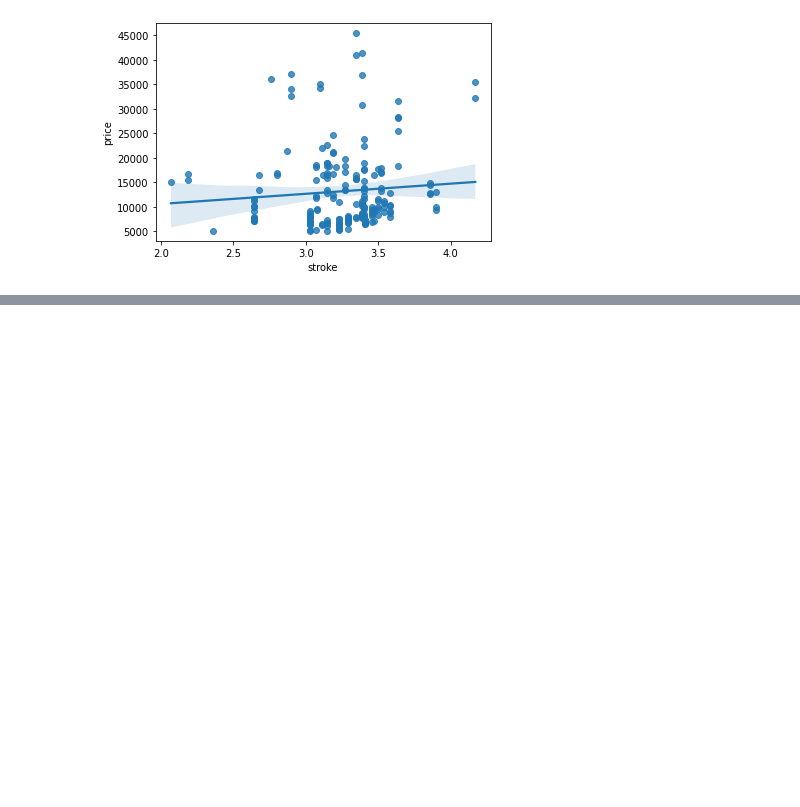
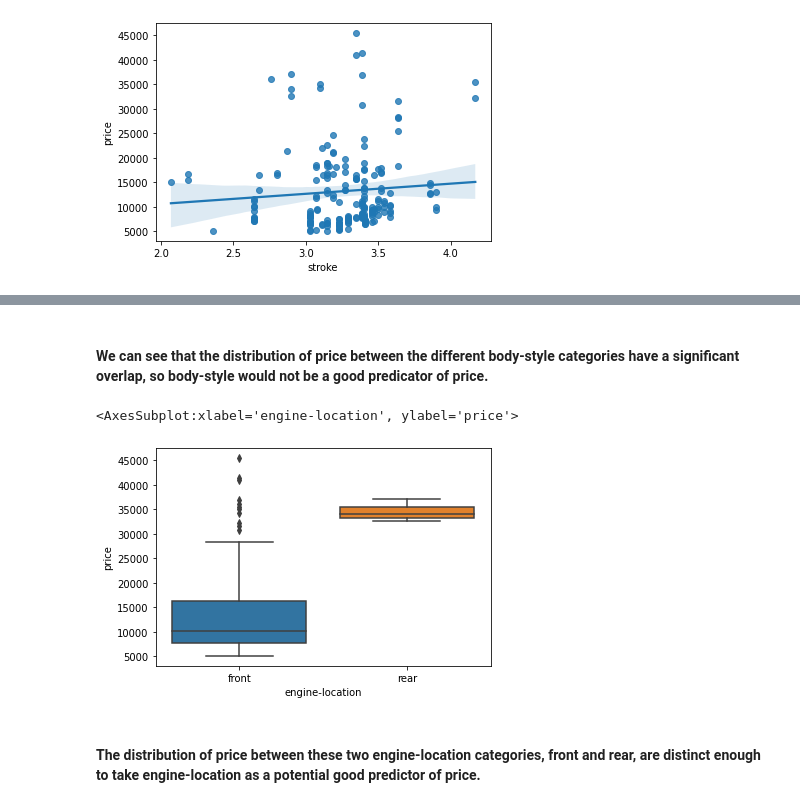
Before and after one commit to saimun4all/Exploratory-Data-Analysis, a Jupyter notebook: Exploratory_analysis_cars.ipynb, the cells around one changed output, grey strips where cells are left out. Drawn from its saved outputs; the diff is of its cells as text; code cells hidden in the pictures; blank space fills up the shorter version.

```diff
--- a/Exploratory_analysis_cars.ipynb
+++ b/Exploratory_analysis_cars.ipynb
@@ -133,0 +140,10 @@ sns.regplot(x="stroke", y="price", data=df)
+# %% [markdown]
+#### We can see that the distribution of price between the different body-style categories have a significant overlap, so body-style would not be a good predicator of price.
+# %%
+# Find out relationship between "engine-location" and price
+sns.boxplot(x="engine-location", y="price", data=df)
+# %% [output]
+<AxesSubplot:xlabel='engine-location', ylabel='price'>
+[figure, added]
+# %% [markdown]
+#### The distribution of price between these two engine-location categories, front and rear, are distinct enough to take engine-location as a potential good predictor of price.
```
Also changed, not shown: parts of 8 cells of this notebook.
